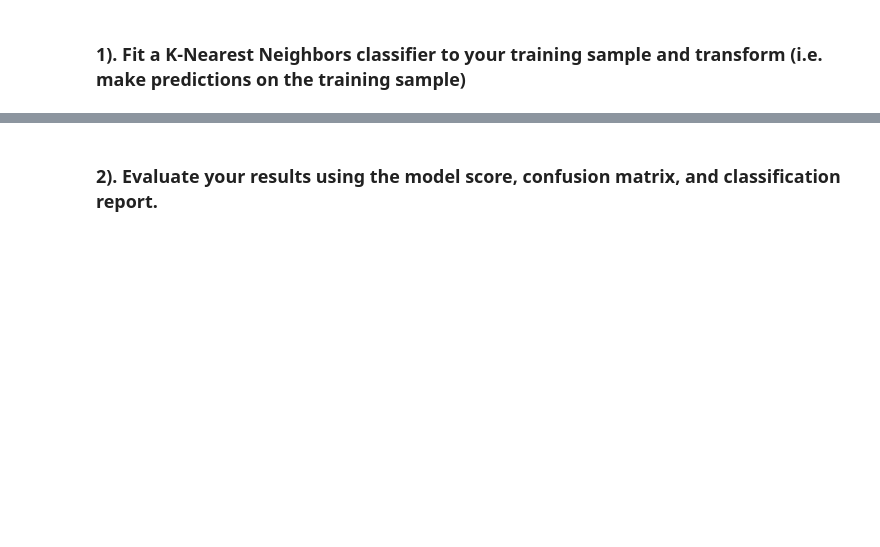
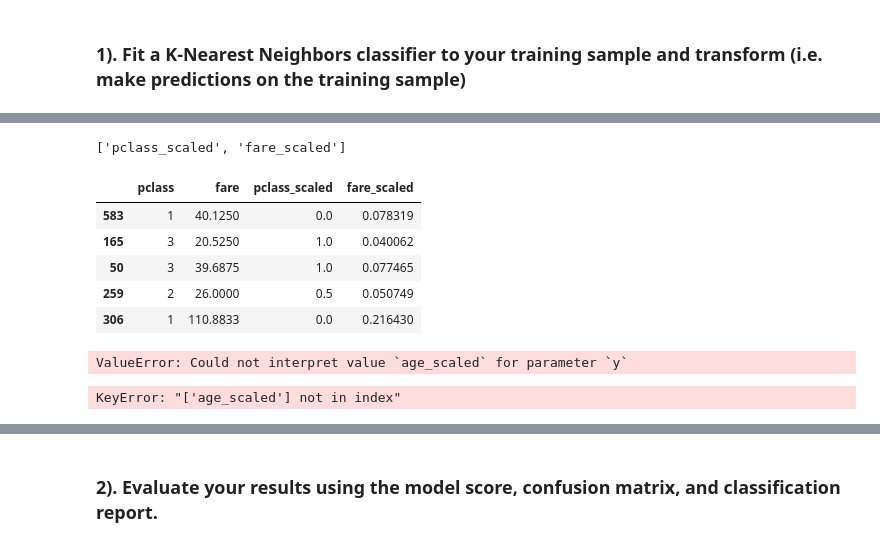
Before and after one commit to stephenkipkurui/regression-exercises, a Jupyter notebook: model.ipynb, the cells around one changed output, grey strips where cells are left out. Drawn from its saved outputs; the diff is of its cells as text; code cells hidden in the pictures; blank space fills up the shorter version.

```diff
--- a/model.ipynb
+++ b/model.ipynb
@@ -523,0 +655,7 @@ X_train, y_train = train.drop(columns='survived'), train[['survived']]
+# %%
+
+myscaler = MinMaxScaler()
+# %%
+# Fit the X_train
+
+myscaler.fit(X_train)
@@ -523,0 +664,5 @@ X_train, y_train = train.drop(columns='survived'), train[['survived']]
+# %%
+# Transform the fitted scaller
+
+scaled_values = myscaler.transform(X_train)
+scaled_values
@@ -523,0 +687,31 @@ X_train, y_train = train.drop(columns='survived'), train[['survived']]
+# %%
+scaled_cols = [col + '_scaled' for col in X_train.columns]
+scaled_cols
+# %% [output]
+['pclass_scaled', 'fare_scaled']
+# %%
+X_train[scaled_cols] = scaled_values
+
+X_train.head()
+# %% [output]
+|  | pclass | fare | pclass_scaled | fare_scaled |
+| 583 | 1 | 40.1250 | 0.0 | 0.078319 |
+| 165 | 3 | 20.5250 | 1.0 | 0.040062 |
+| 50 | 3 | 39.6875 | 1.0 | 0.077465 |
+| 259 | 2 | 26.0000 | 0.5 | 0.050749 |
+| 306 | 1 | 110.8833 | 0.0 | 0.216430 |
+# %%
+sns.scatterplot(data = X_train, x = 'fare_scaled', y = 'age_scaled', hue = 'age')
+# %% [output]
+ValueError: Could not interpret value `age_scaled` for parameter `y`
+# %%
+clf = KNN(n_neighbors = 4, weights = 'uniform')
+
+
+clf.fit(X_train, y_train)
+
+cols = ['fare_scaled', 'age_scaled', 'pclass_scaled']
+
+clf.fit(X_train[cols], y_train['survived'])
+# %% [output]
+KeyError: "['age_scaled'] not in index"
```
Also changed, not shown: parts of 117 cells of this notebook.
